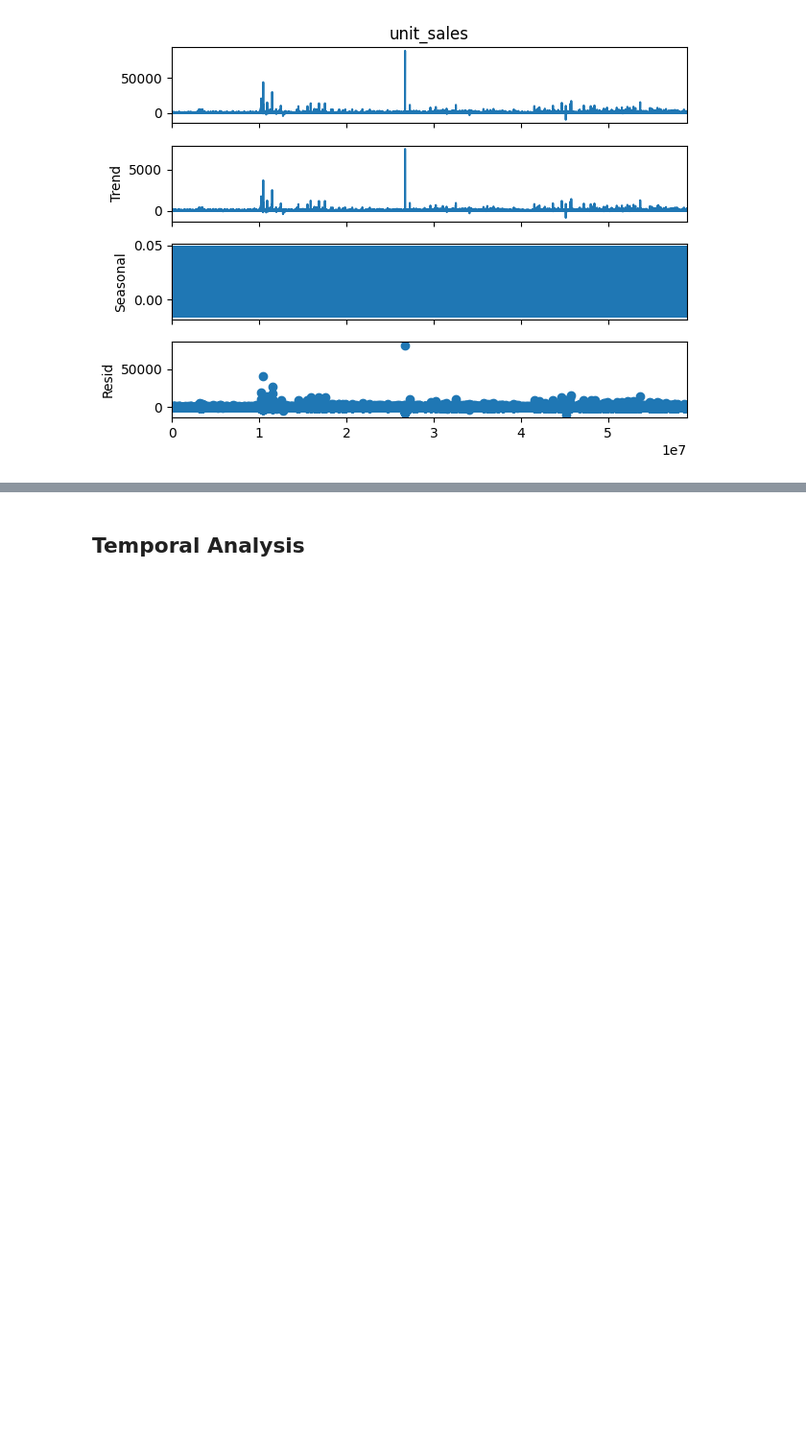
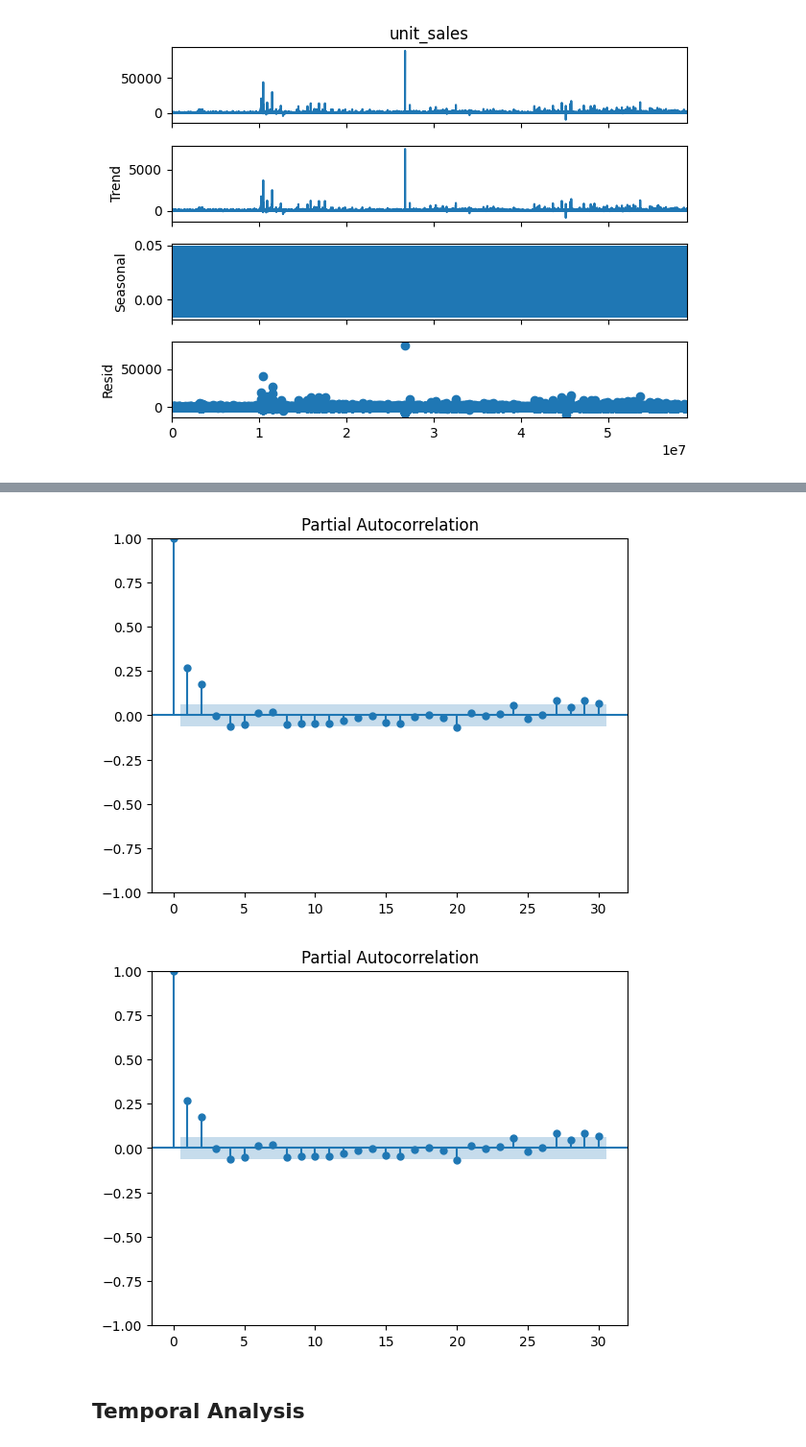
Before and after one commit to ChamodDamitha/grocery_sales_forecasting, a Jupyter notebook: favorita_exploratory_data_analysis.ipynb, the cells around one changed output, grey strips where cells are left out. Shown at 96% size. Cells and saved outputs as stored; diff of their text form; code cells hidden in the pictures; blank space fills up the shorter version.

```diff
--- a/favorita_exploratory_data_analysis.ipynb
+++ b/favorita_exploratory_data_analysis.ipynb
@@ -107,3 +140,10 @@ plot_pacf(sales_data_train['unit_sales'])
+# %%
+from statsmodels.graphics.tsaplots import plot_pacf
+
+plot_pacf(sales_data_selected['unit_sales'])
+# %% [output]
+[figure, added]
+[figure, added]
 # %% [markdown]
 ## Temporal Analysis
 # %%
```
Also changed, not shown: parts of 5 cells of this notebook.
